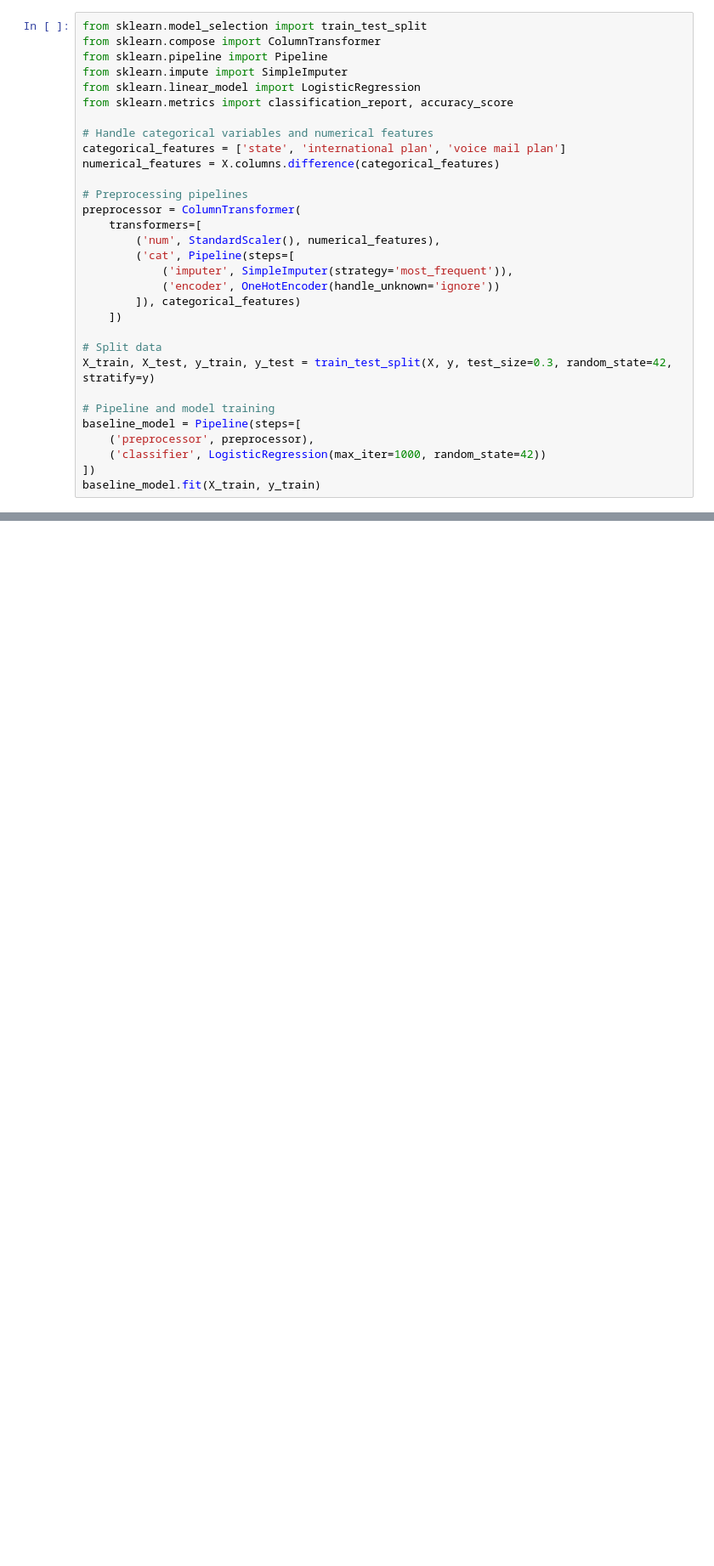
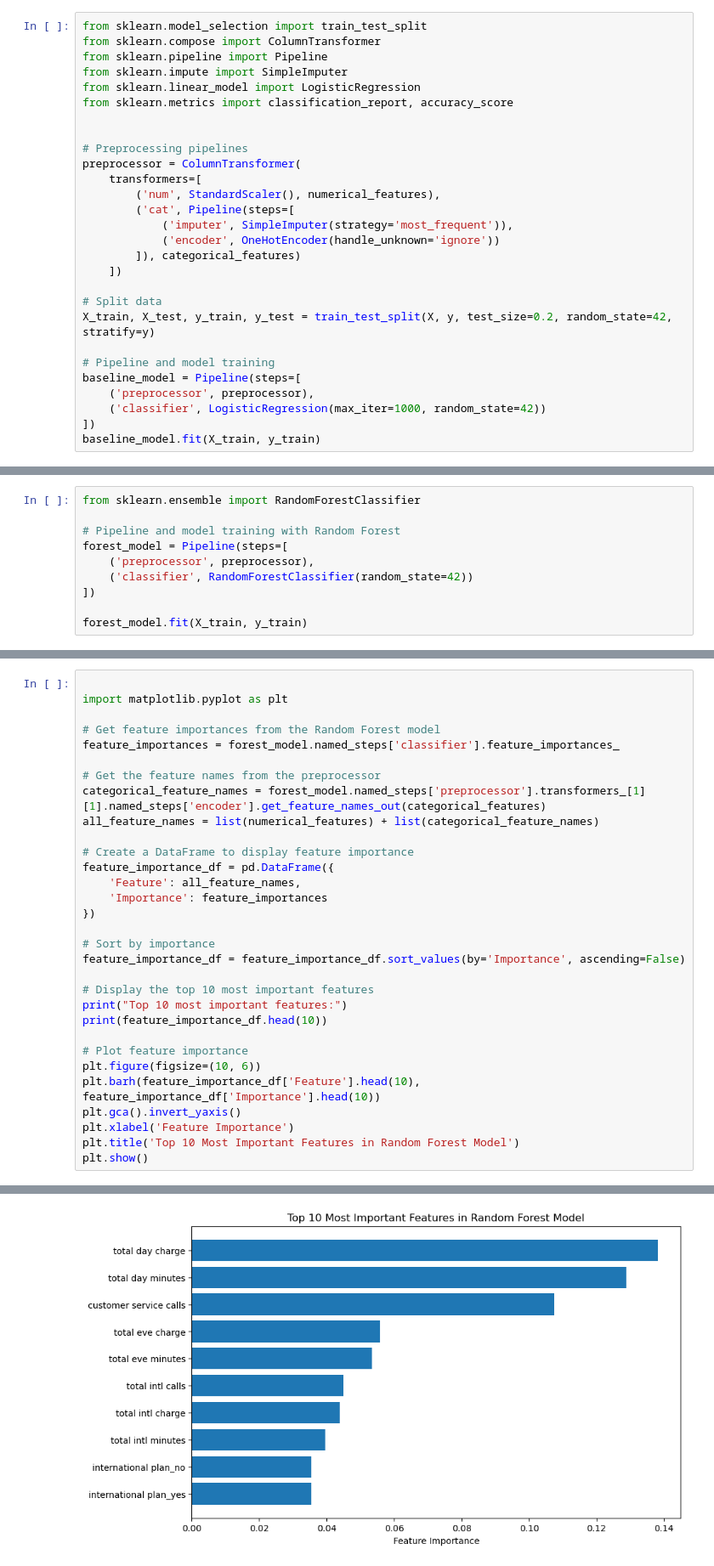
Before and after one commit to nealiyer88/Telecom, a Jupyter notebook: Telecom.ipynb, the cells around one changed output, grey strips where cells are left out. Shown: that part at 85% size. Drawn from its saved outputs; the diff is of its cells as text; blank space fills up the shorter version.

Commit message:
creating random forest (full features and top features)

```diff
--- a/Telecom.ipynb
+++ b/Telecom.ipynb
@@ -91,9 +91,6 @@ from sklearn.impute import SimpleImputer
 from sklearn.linear_model import LogisticRegression
 from sklearn.metrics import classification_report, accuracy_score
 
-# Handle categorical variables and numerical features
-categorical_features = ['state', 'international plan', 'voice mail plan']
-numerical_features = X.columns.difference(categorical_features)
 
 # Preprocessing pipelines
 preprocessor = ColumnTransformer(
@@ -106,7 +103,7 @@ preprocessor = ColumnTransformer(
     ])
 
 # Split data
-X_train, X_test, y_train, y_test = train_test_split(X, y, test_size=0.3, random_state=42, stratify=y)
+X_train, X_test, y_train, y_test = train_test_split(X, y, test_size=0.2, random_state=42, stratify=y)
 
 # Pipeline and model training
 baseline_model = Pipeline(steps=[
@@ -226,0 +232,10 @@ Decision Trees are prone to overfitting, especially with deep trees, while Logis
+# %%
+from sklearn.ensemble import RandomForestClassifier
+
+# Pipeline and model training with Random Forest
+forest_model = Pipeline(steps=[
+    ('preprocessor', preprocessor),
+    ('classifier', RandomForestClassifier(random_state=42))
+])
+
+forest_model.fit(X_train, y_train)
@@ -226,0 +285,32 @@ Decision Trees are prone to overfitting, especially with deep trees, while Logis
+# %%
+
+import matplotlib.pyplot as plt
+
+# Get feature importances from the Random Forest model
+feature_importances = forest_model.named_steps['classifier'].feature_importances_
+
+# Get the feature names from the preprocessor
+categorical_feature_names = forest_model.named_steps['preprocessor'].transformers_[1][1].named_steps['encoder'].get_feature_names_out(categorical_features)
+all_feature_names = list(numerical_features) + list(categorical_feature_names)
+
+# Create a DataFrame to display feature importance
+feature_importance_df = pd.DataFrame({
+    'Feature': all_feature_names,
+    'Importance': feature_importances
+})
+
+# Sort by importance
+feature_importance_df = feature_importance_df.sort_values(by='Importance', ascending=False)
+
+# Display the top 10 most important features
+print("Top 10 most important features:")
+print(feature_importance_df.head(10))
+
+# Plot feature importance
+plt.figure(figsize=(10, 6))
+plt.barh(feature_importance_df['Feature'].head(10), feature_importance_df['Importance'].head(10))
+plt.gca().invert_yaxis()
+plt.xlabel('Feature Importance')
+plt.title('Top 10 Most Important Features in Random Forest Model')
+plt.show()
+# %% [output]
@@ -226,0 +329 @@ Decision Trees are prone to overfitting, especially with deep trees, while Logis
+[figure, added]
```
Also changed, not shown: parts of 25 cells of this notebook.
